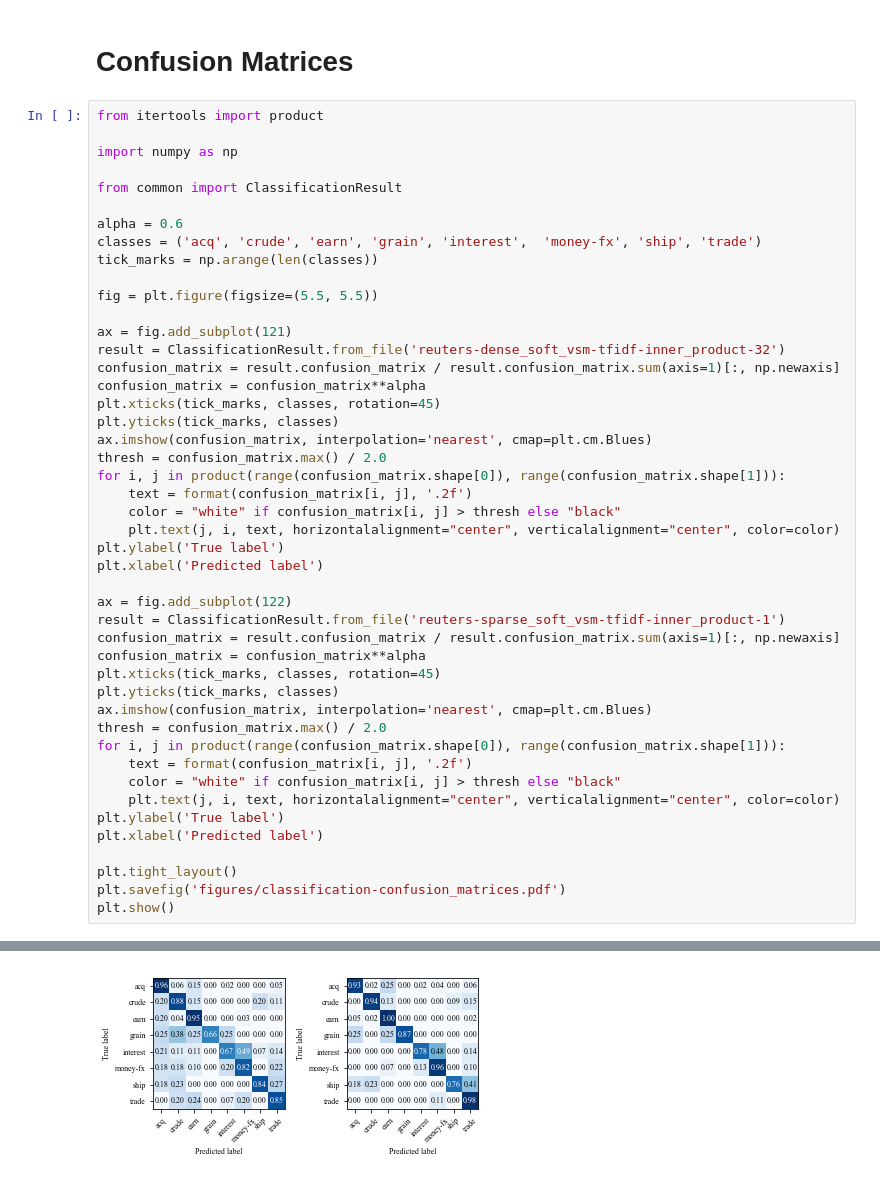
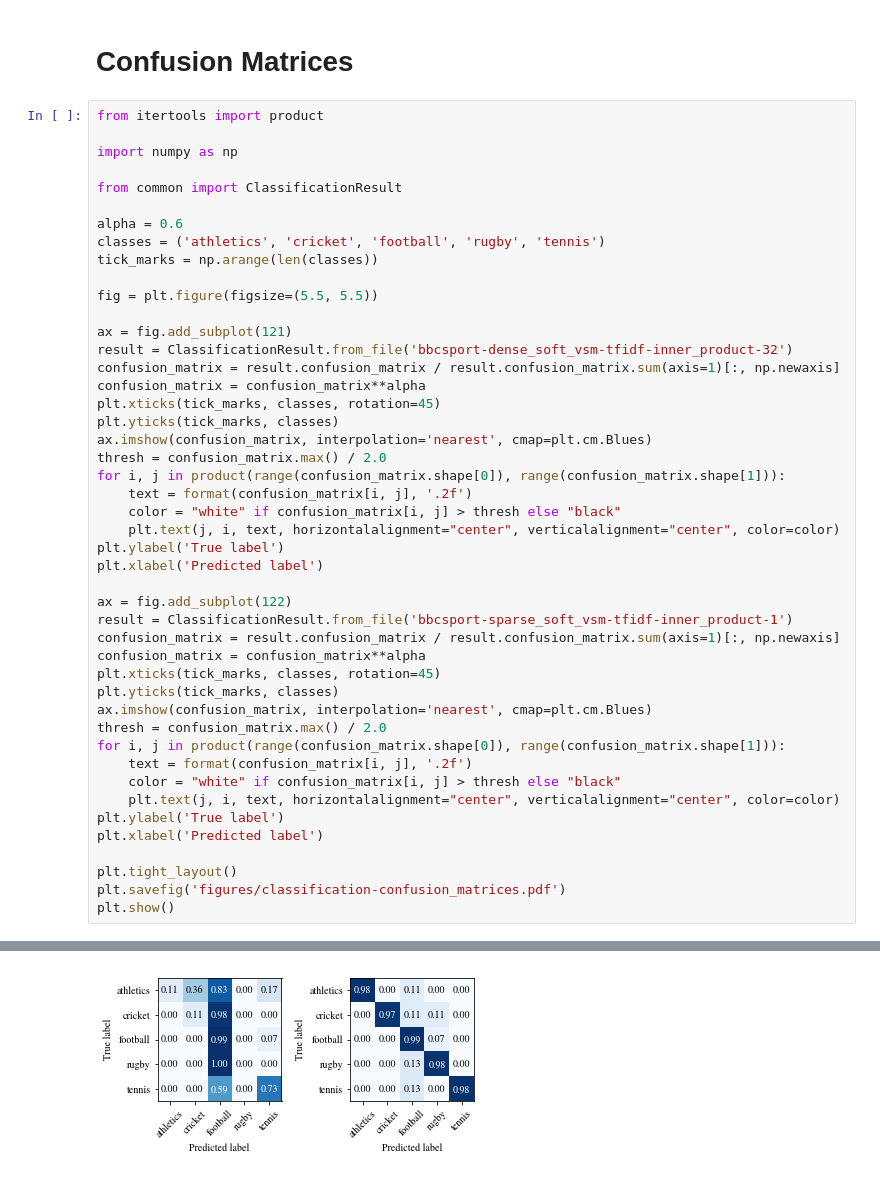
Before and after one commit to MIR-MU/regularized-embeddings, a Jupyter notebook: experiments.ipynb, the cells around one changed output, grey strips where cells are left out. Saved outputs shown, nothing was run; the diff lists cells and outputs as text.

```diff
--- a/experiments.ipynb
+++ b/experiments.ipynb
@@ -142,13 +180,13 @@ import numpy as np
 from common import ClassificationResult
 
 alpha = 0.6
-classes = ('acq', 'crude', 'earn', 'grain', 'interest',  'money-fx', 'ship', 'trade')
+classes = ('athletics', 'cricket', 'football', 'rugby', 'tennis')
 tick_marks = np.arange(len(classes))
 
 fig = plt.figure(figsize=(5.5, 5.5))
 
 ax = fig.add_subplot(121)
-result = ClassificationResult.from_file('reuters-dense_soft_vsm-tfidf-inner_product-32')
+result = ClassificationResult.from_file('bbcsport-dense_soft_vsm-tfidf-inner_product-32')
 confusion_matrix = result.confusion_matrix / result.confusion_matrix.sum(axis=1)[:, np.newaxis]
 confusion_matrix = confusion_matrix**alpha
 plt.xticks(tick_marks, classes, rotation=45)
@@ -163,7 +201,7 @@ plt.ylabel('True label')
 plt.xlabel('Predicted label')
 
 ax = fig.add_subplot(122)
-result = ClassificationResult.from_file('reuters-sparse_soft_vsm-tfidf-inner_product-1')
+result = ClassificationResult.from_file('bbcsport-sparse_soft_vsm-tfidf-inner_product-1')
 confusion_matrix = result.confusion_matrix / result.confusion_matrix.sum(axis=1)[:, np.newaxis]
 confusion_matrix = confusion_matrix**alpha
 plt.xticks(tick_marks, classes, rotation=45)
@@ -186 +225 @@ plt.show()
-[figure, old version]
+[figure, new version]
```
Also changed, not shown: parts of 3 cells of this notebook, 2 other files.
